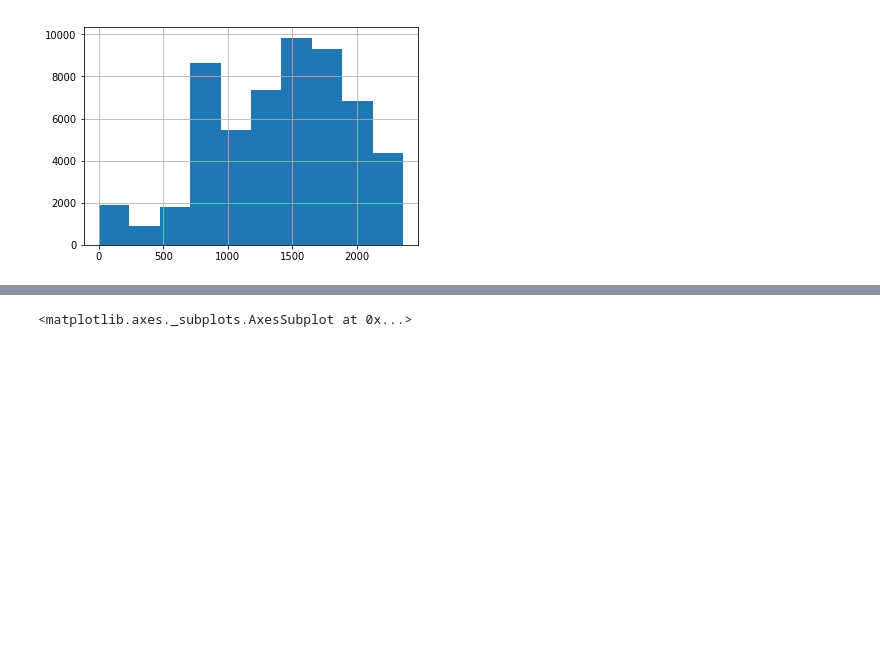
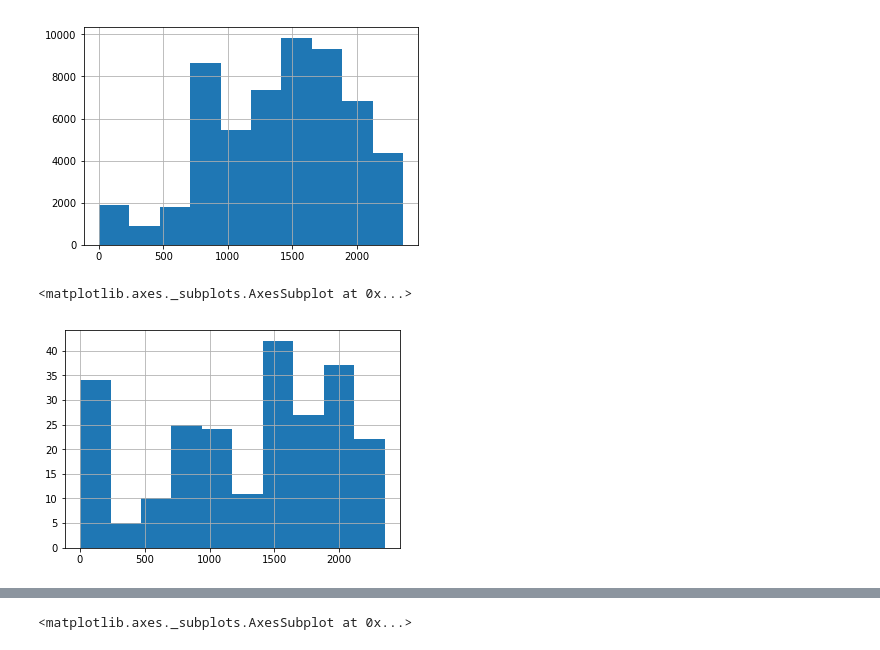
Before and after one commit to tw1574/London_2018, a Jupyter notebook: London_Data_Dive_Book2_CollisionLevel_simple_paramter_tuning.ipynb, the cells around one changed output, grey strips where cells are left out. Cells and saved outputs as stored; diff of their text form; code cells hidden in the pictures; blank space fills up the shorter version.

```diff
--- a/London_Data_Dive_Book2_CollisionLevel_simple_paramter_tuning.ipynb
+++ b/London_Data_Dive_Book2_CollisionLevel_simple_paramter_tuning.ipynb
@@ -244,3 +244,8 @@ df_crash.Time.hist()
 # %% [output]
 <matplotlib.axes._subplots.AxesSubplot at 0x...>
 [figure]
+# %%
+df_crash[df_crash['Accident Severity'] == '1 Fatal'].Time.hist()
+# %% [output]
+<matplotlib.axes._subplots.AxesSubplot at 0x...>
+[figure, added]
```
Also changed, not shown: parts of 10 cells of this notebook.
